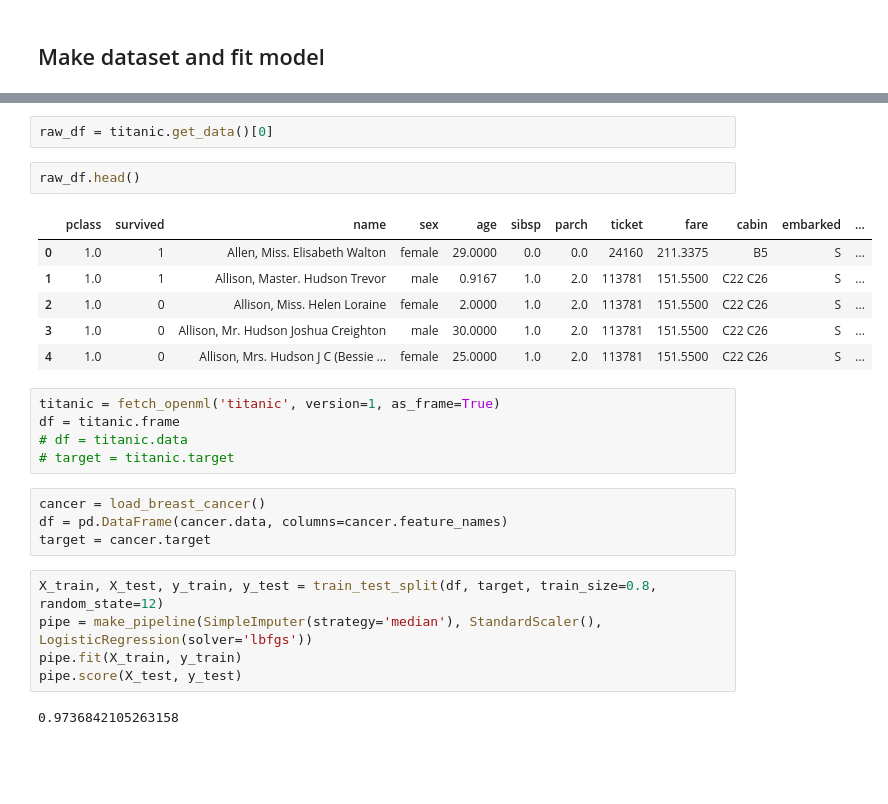
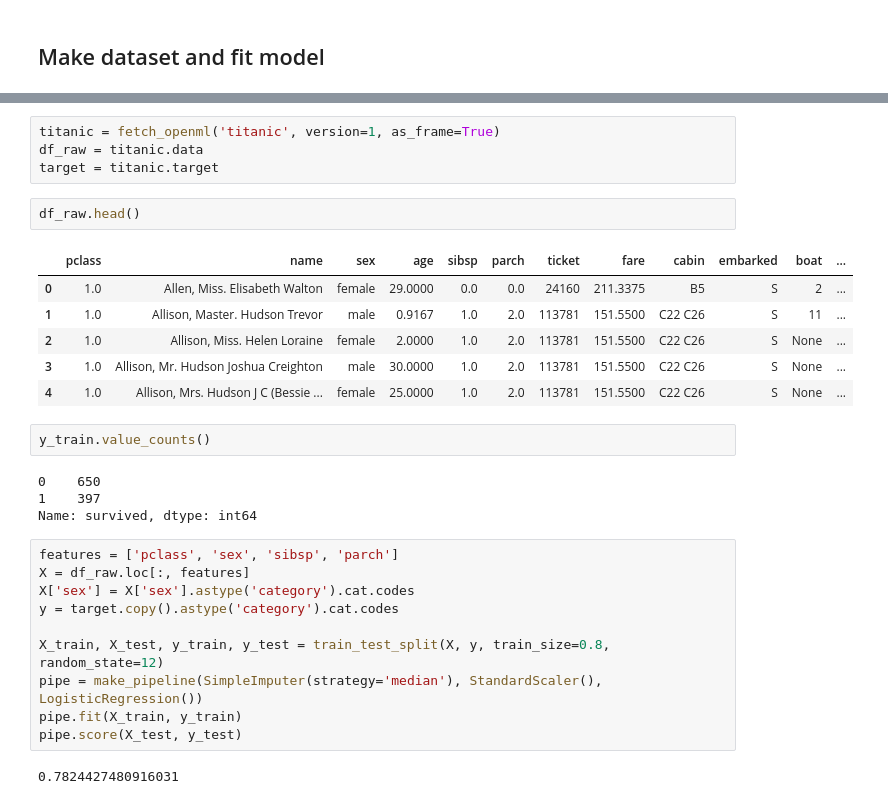
Before and after one commit to julielinx/datascience_diaries, a Jupyter notebook: 02_model_eval/25c_nb_thresholds.ipynb, the cells around one changed output, grey strips where cells are left out. Drawn from its saved outputs; the diff is of its cells as text; blank space fills up the shorter version.

```diff
--- a/02_model_eval/25c_nb_thresholds.ipynb
+++ b/02_model_eval/25c_nb_thresholds.ipynb
@@ -116,28 +34,32 @@ OpenML URL....: https://www.openml.org/d/40945
-# %%
-raw_df = titanic.get_data()[0]
+# %%
+titanic = fetch_openml('titanic', version=1, as_frame=True)
+df_raw = titanic.data
+target = titanic.target
 # %%
-raw_df.head()
+df_raw.head()
 # %% [output]
-|  | pclass | survived | name | sex | age | sibsp | parch | ticket | fare | cabin | embarked | ... |
-| 0 | 1.0 | 1 | Allen, Miss. Elisabeth Walton | female | 29.0000 | 0.0 | 0.0 | 24160 | 211.3375 | B5 | S | ... |
-| 1 | 1.0 | 1 | Allison, Master. Hudson Trevor | male | 0.9167 | 1.0 | 2.0 | 113781 | 151.5500 | C22 C26 | S | ... |
-| 2 | 1.0 | 0 | Allison, Miss. Helen Loraine | female | 2.0000 | 1.0 | 2.0 | 113781 | 151.5500 | C22 C26 | S | ... |
-| 3 | 1.0 | 0 | Allison, Mr. Hudson Joshua Creighton | male | 30.0000 | 1.0 | 2.0 | 113781 | 151.5500 | C22 C26 | S | ... |
-| 4 | 1.0 | 0 | Allison, Mrs. Hudson J C (Bessie ... | female | 25.0000 | 1.0 | 2.0 | 113781 | 151.5500 | C22 C26 | S | ... |
+|  | pclass | name | sex | age | sibsp | parch | ticket | fare | cabin | embarked | boat | ... |
+| 0 | 1.0 | Allen, Miss. Elisabeth Walton | female | 29.0000 | 0.0 | 0.0 | 24160 | 211.3375 | B5 | S | 2 | ... |
+| 1 | 1.0 | Allison, Master. Hudson Trevor | male | 0.9167 | 1.0 | 2.0 | 113781 | 151.5500 | C22 C26 | S | 11 | ... |
+| 2 | 1.0 | Allison, Miss. Helen Loraine | female | 2.0000 | 1.0 | 2.0 | 113781 | 151.5500 | C22 C26 | S | None | ... |
+| 3 | 1.0 | Allison, Mr. Hudson Joshua Creighton | male | 30.0000 | 1.0 | 2.0 | 113781 | 151.5500 | C22 C26 | S | None | ... |
+| 4 | 1.0 | Allison, Mrs. Hudson J C (Bessie ... | female | 25.0000 | 1.0 | 2.0 | 113781 | 151.5500 | C22 C26 | S | None | ... |
-# %%
-titanic = fetch_openml('titanic', version=1, as_frame=True)
-df = titanic.frame
-# df = titanic.data
-# target = titanic.target
-# %%
-cancer = load_breast_cancer()
-df = pd.DataFrame(cancer.data, columns=cancer.feature_names)
-target = cancer.target
+# %%
+y_train.value_counts()
+# %% [output]
+0    650
+1    397
+Name: survived, dtype: int64
 # %%
-X_train, X_test, y_train, y_test = train_test_split(df, target, train_size=0.8, random_state=12)
-pipe = make_pipeline(SimpleImputer(strategy='median'), StandardScaler(), LogisticRegression(solver='lbfgs'))
+features = ['pclass', 'sex', 'sibsp', 'parch']
+X = df_raw.loc[:, features]
+X['sex'] = X['sex'].astype('category').cat.codes
+y = target.copy().astype('category').cat.codes
+
+X_train, X_test, y_train, y_test = train_test_split(X, y, train_size=0.8, random_state=12)
+pipe = make_pipeline(SimpleImputer(strategy='median'), StandardScaler(), LogisticRegression())
 pipe.fit(X_train, y_train)
 pipe.score(X_test, y_test)
 # %% [output]
-0.9736842105263158
+0.7824427480916031
 # %%
```
Also changed, not shown: parts of 17 cells of this notebook, 4 other files.
